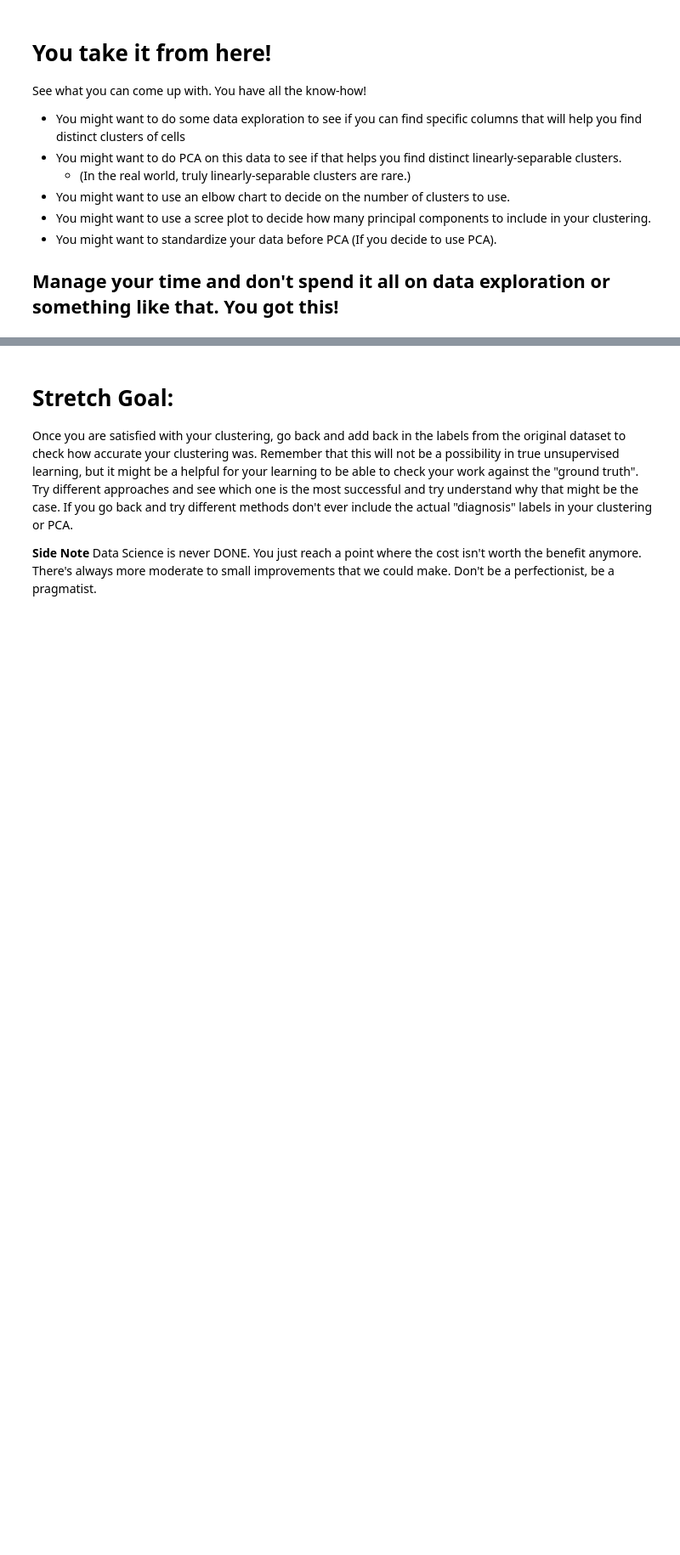
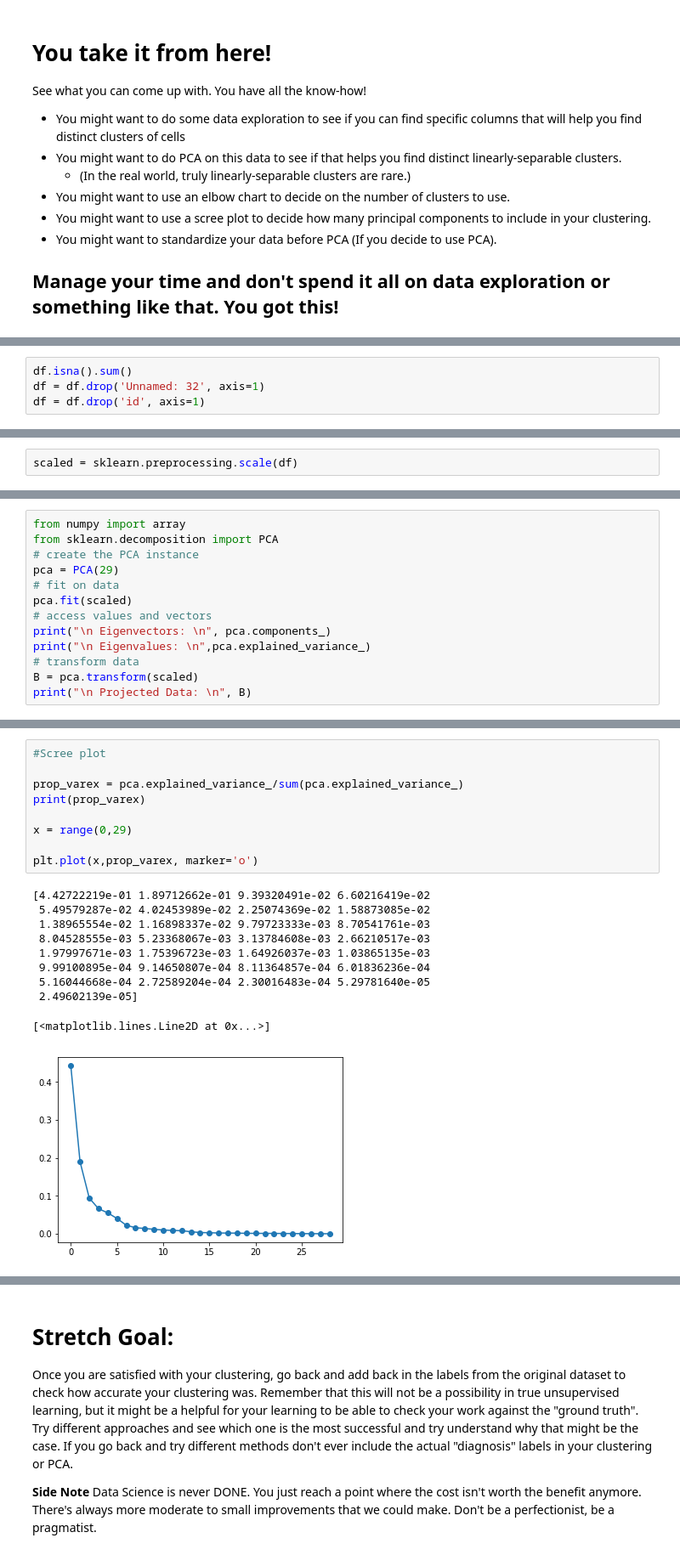
Before and after one commit to bloominstituteoftechnology/DS-Unit-1-Sprint-4-Linear-Algebra, a Jupyter notebook: module4-clustering/Cell_Clustering_Assignment.ipynb, the cells around one changed output, grey strips where cells are left out. Shown at 85% size. Drawn from its saved outputs; the diff is of its cells as text; blank space fills up the shorter version.

```diff
--- a/module4-clustering/Cell_Clustering_Assignment.ipynb
+++ b/module4-clustering/Cell_Clustering_Assignment.ipynb
@@ -64,0 +64,4 @@ See what you can come up with. You have all the know-how!
+# %%
+df.isna().sum()
+df = df.drop('Unnamed: 32', axis=1)
+df = df.drop('id', axis=1)
@@ -64,0 +109,2 @@ See what you can come up with. You have all the know-how!
+# %%
+scaled = sklearn.preprocessing.scale(df)
@@ -64,0 +131,13 @@ See what you can come up with. You have all the know-how!
+# %%
+from numpy import array
+from sklearn.decomposition import PCA
+# create the PCA instance
+pca = PCA(29)
+# fit on data
+pca.fit(scaled)
+# access values and vectors
+print("\n Eigenvectors: \n", pca.components_)
+print("\n Eigenvalues: \n",pca.explained_variance_)
+# transform data
+B = pca.transform(scaled)
+print("\n Projected Data: \n", B)
@@ -64,0 +162,20 @@ See what you can come up with. You have all the know-how!
+# %%
+#Scree plot
+
+prop_varex = pca.explained_variance_/sum(pca.explained_variance_)
+print(prop_varex)
+
+x = range(0,29)
+
+plt.plot(x,prop_varex, marker='o')
+# %% [output]
+[4.42722219e-01 1.89712662e-01 9.39320491e-02 6.60216419e-02
+ 5.49579287e-02 4.02453989e-02 2.25074369e-02 1.58873085e-02
+ 1.38965554e-02 1.16898337e-02 9.79723333e-03 8.70541761e-03
+ 8.04528555e-03 5.23368067e-03 3.13784608e-03 2.66210517e-03
+ 1.97997671e-03 1.75396723e-03 1.64926037e-03 1.03865135e-03
+ 9.99100895e-04 9.14650807e-04 8.11364857e-04 6.01836236e-04
+ 5.16044668e-04 2.72589204e-04 2.30016483e-04 5.29781640e-05
+ 2.49602139e-05]
+[<matplotlib.lines.Line2D at 0x...>]
+[figure, added]
```
Also changed, not shown: parts of 13 cells of this notebook.
